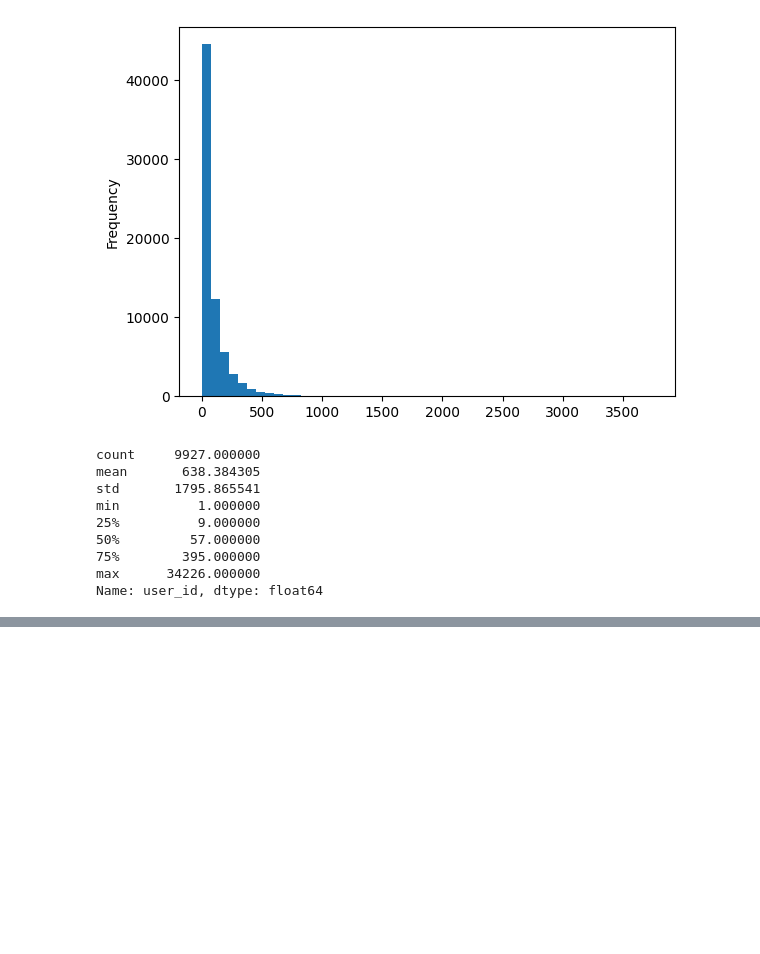
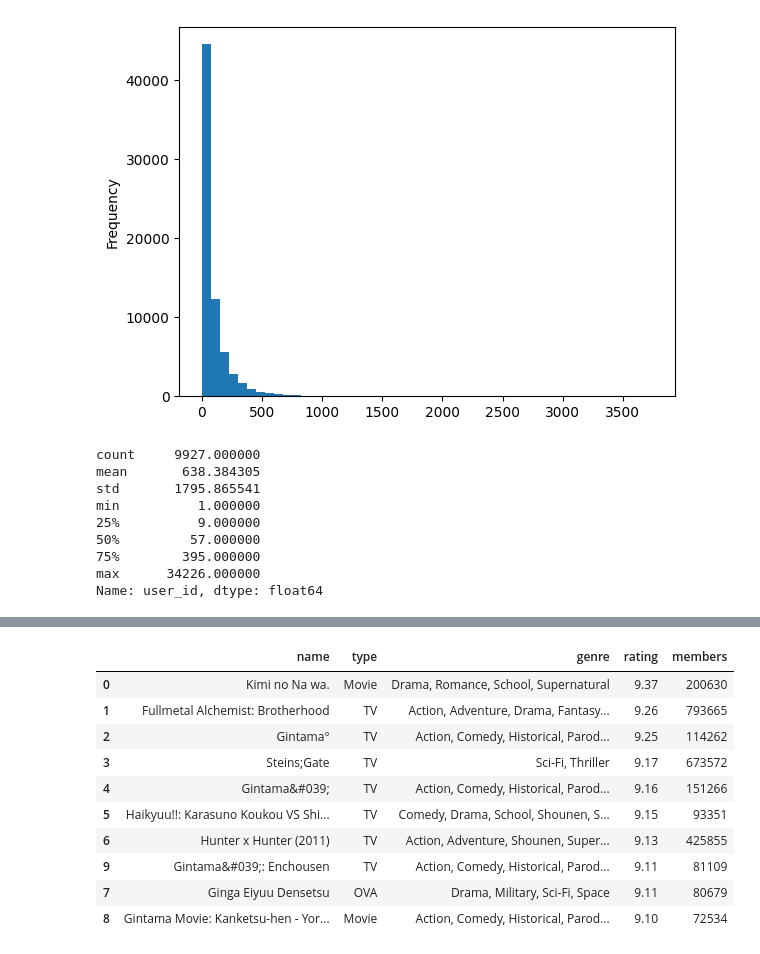
Before and after one commit to vividwhisp/machine-learning-from-scratch, a Jupyter notebook: recommender_system.ipynb, the cells around one changed output, grey strips where cells are left out. Saved outputs shown, nothing was run; the diff lists cells and outputs as text; code cells hidden in the pictures; blank space fills up the shorter version.

Commit message:
popularity recommender system done

```diff
--- a/recommender_system.ipynb
+++ b/recommender_system.ipynb
@@ -202,3 +202,24 @@ anime_ratings.head(10)
 | 7 | 3 | 170 | 9 | Slam Dunk | Comedy, Drama, School, Shounen, S... | TV | 8.56 | 82570 |
 | 8 | 3 | 199 | 10 | Sen to Chihiro no Kamikakushi | Adventure, Drama, Supernatural | Movie | 8.93 | 466254 |
 | 9 | 3 | 225 | 9 | Dragon Ball GT | Action, Adventure, Comedy, Fantas... | TV | 6.72 | 226625 |
+# %%
+popular_recommendations = anime_clean[
+    anime_clean["members"] > 10000
+].sort_values(
+    by=["rating", "members"],
+    ascending=False
+)
+
+popular_recommendations[["name", "type", "genre", "rating", "members"]].head(10)
+# %% [output]
+|  | name | type | genre | rating | members |
+| 0 | Kimi no Na wa. | Movie | Drama, Romance, School, Supernatural | 9.37 | 200630 |
+| 1 | Fullmetal Alchemist: Brotherhood | TV | Action, Adventure, Drama, Fantasy... | 9.26 | 793665 |
+| 2 | Gintama° | TV | Action, Comedy, Historical, Parod... | 9.25 | 114262 |
+| 3 | Steins;Gate | TV | Sci-Fi, Thriller | 9.17 | 673572 |
+| 4 | Gintama&#039; | TV | Action, Comedy, Historical, Parod... | 9.16 | 151266 |
+| 5 | Haikyuu!!: Karasuno Koukou VS Shi... | TV | Comedy, Drama, School, Shounen, S... | 9.15 | 93351 |
+| 6 | Hunter x Hunter (2011) | TV | Action, Adventure, Shounen, Super... | 9.13 | 425855 |
+| 9 | Gintama&#039;: Enchousen | TV | Action, Comedy, Historical, Parod... | 9.11 | 81109 |
+| 7 | Ginga Eiyuu Densetsu | OVA | Drama, Military, Sci-Fi, Space | 9.11 | 80679 |
+| 8 | Gintama Movie: Kanketsu-hen - Yor... | Movie | Action, Comedy, Historical, Parod... | 9.10 | 72534 |
```
